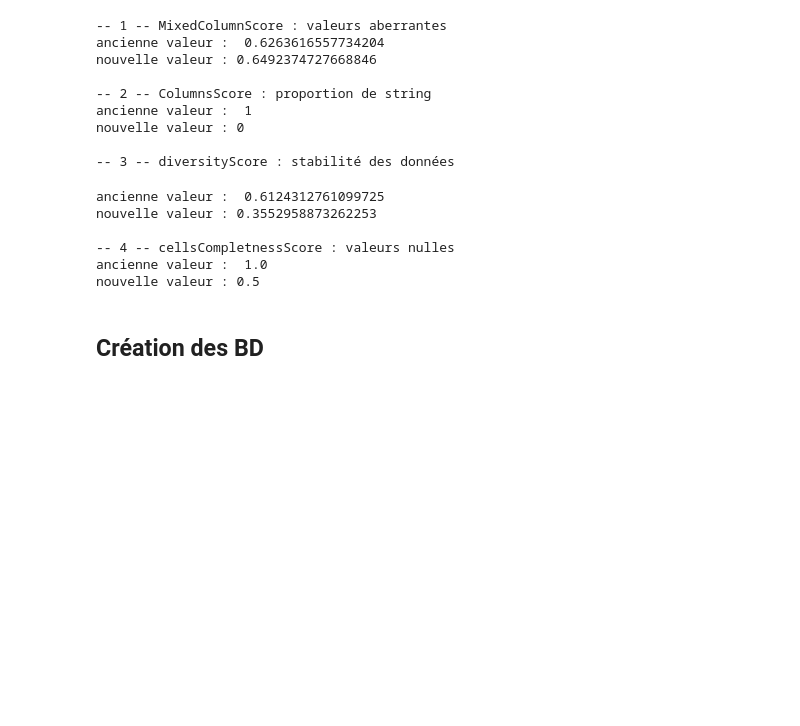
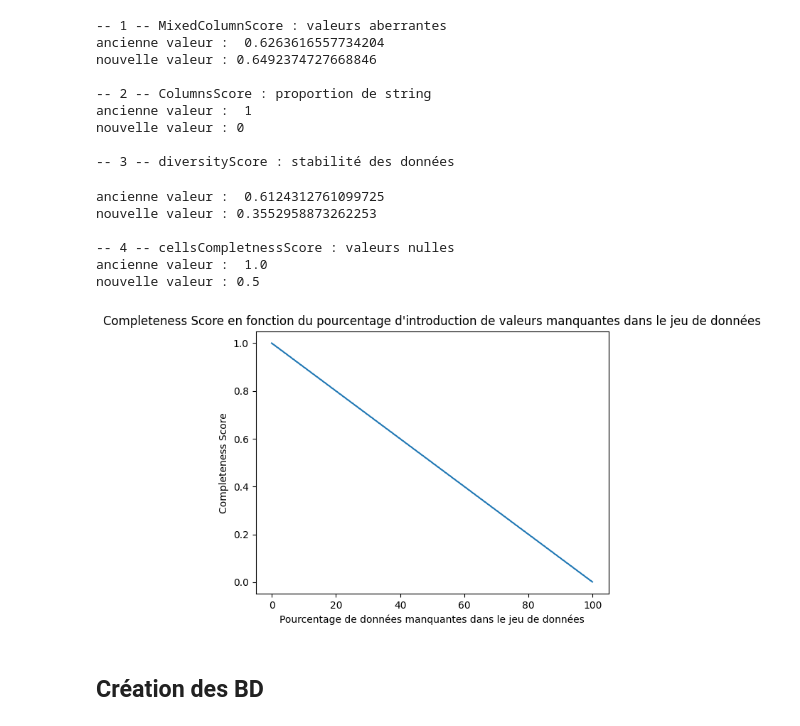
Before and after one commit to mathias-mhlt/SMART, a Jupyter notebook: SmartFinal/gen_criterias_from_dataset.ipynb, the cells around one changed output. Saved outputs shown, nothing was run; the diff lists cells and outputs as text; code cells hidden in the pictures; blank space fills up the shorter version.

```diff
--- a/SmartFinal/gen_criterias_from_dataset.ipynb
+++ b/SmartFinal/gen_criterias_from_dataset.ipynb
@@ -457,6 +484,33 @@ nouvelle valeur : 0.3552958873262253
 -- 4 -- cellsCompletnessScore : valeurs nulles
 ancienne valeur :  1.0
 nouvelle valeur : 0.5
+# %%
+import matplotlib.pyplot as plt
+%matplotlib inline
+
+x=[]
+y=[]
+
+per=0.0
+while per<1 :
+    df_nulls = df.copy()
+    # Pour chaque colonne, rendre 50% des cellules nulles aléatoirement
+    for col in df_nulls.columns:
+        null_indices = df_nulls.sample(frac=per).index
+        df_nulls.loc[null_indices, col] = np.nan
+    df_nulls.to_csv(f"{output_dir}/heart_cells_completeness_score.csv", index=False)
+    x.append(per*100)
+    y.append(completeness_score(f"{output_dir}/heart_cells_completeness_score.csv"))
+    per+=0.001
+
+#représentation graphique
+plt.plot(x,y)
+plt.title('Completeness Score en fonction du pourcentage d\'introduction de valeurs manquantes dans le jeu de données')
+plt.xlabel('Pourcentage de données manquantes dans le jeu de données')
+plt.ylabel('Completeness Score')
+plt.show()
+# %% [output]
+[figure, added]
 # %% [markdown]
 ## Création des BD
 # %%
```
Also changed, not shown: parts of 4 cells of this notebook, 2 other files.
